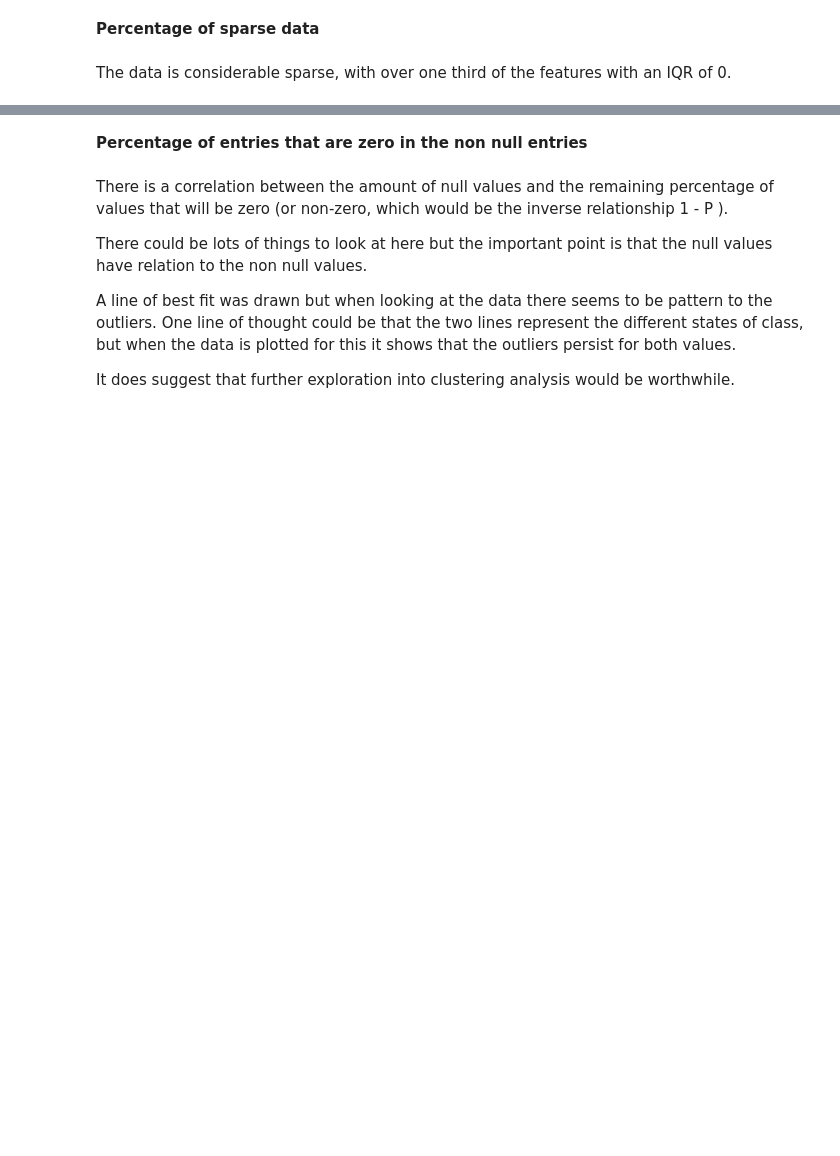
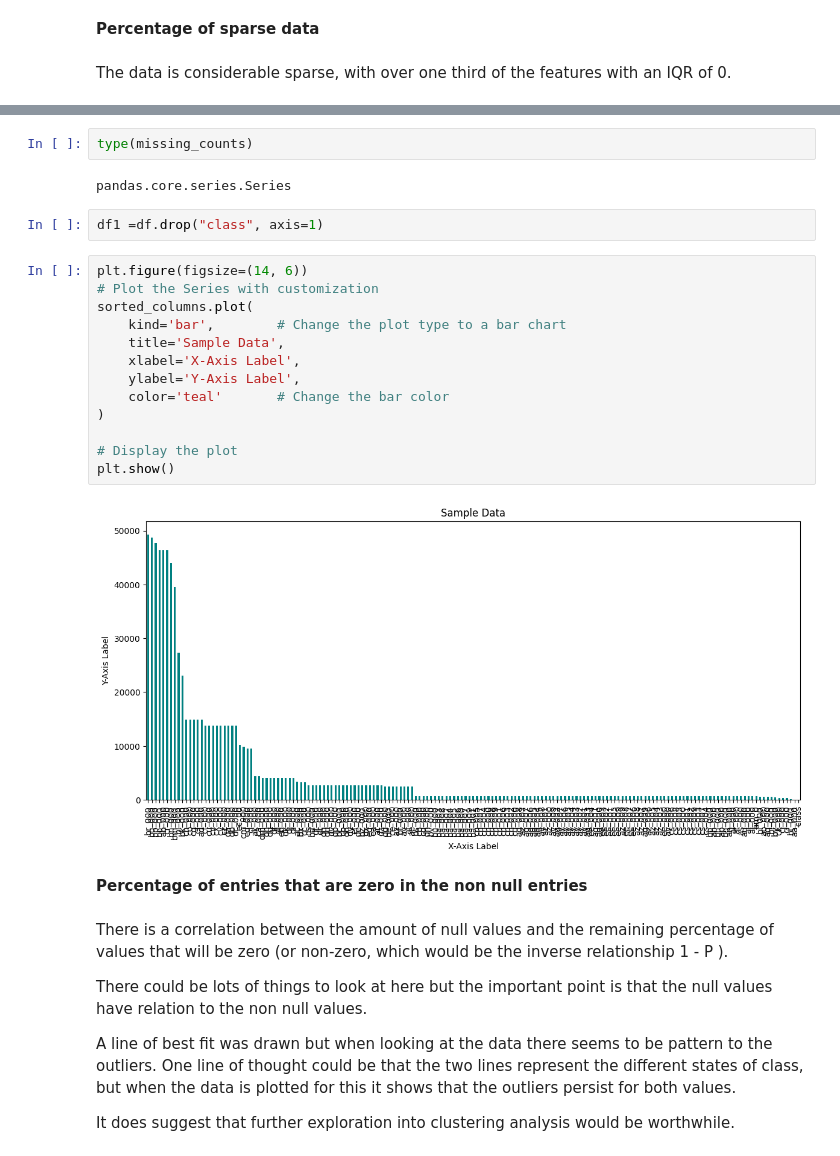
Before and after one commit to Lughaidh-w/DataPrep_ca1, a Jupyter notebook: CA1.ipynb, the cells around one changed output, grey strips where cells are left out. Drawn from its saved outputs; the diff is of its cells as text; blank space fills up the shorter version.

```diff
--- a/CA1.ipynb
+++ b/CA1.ipynb
@@ -393,3 +518,24 @@ sparse_df.corr()
+# %%
+type(missing_counts)
+# %% [output]
+pandas.core.series.Series
+# %%
+df1 =df.drop("class", axis=1)
+# %%
+plt.figure(figsize=(14, 6))
+# Plot the Series with customization
+sorted_columns.plot(
+    kind='bar',        # Change the plot type to a bar chart
+    title='Sample Data',
+    xlabel='X-Axis Label',
+    ylabel='Y-Axis Label',
+    color='teal'       # Change the bar color
+)
+
+# Display the plot
+plt.show()
+# %% [output]
+[figure, added]
 # %% [markdown]
 <b> Percentage of entries that are zero in the non null entries
 # %% [markdown]
```
Also changed, not shown: parts of 42 cells of this notebook.
